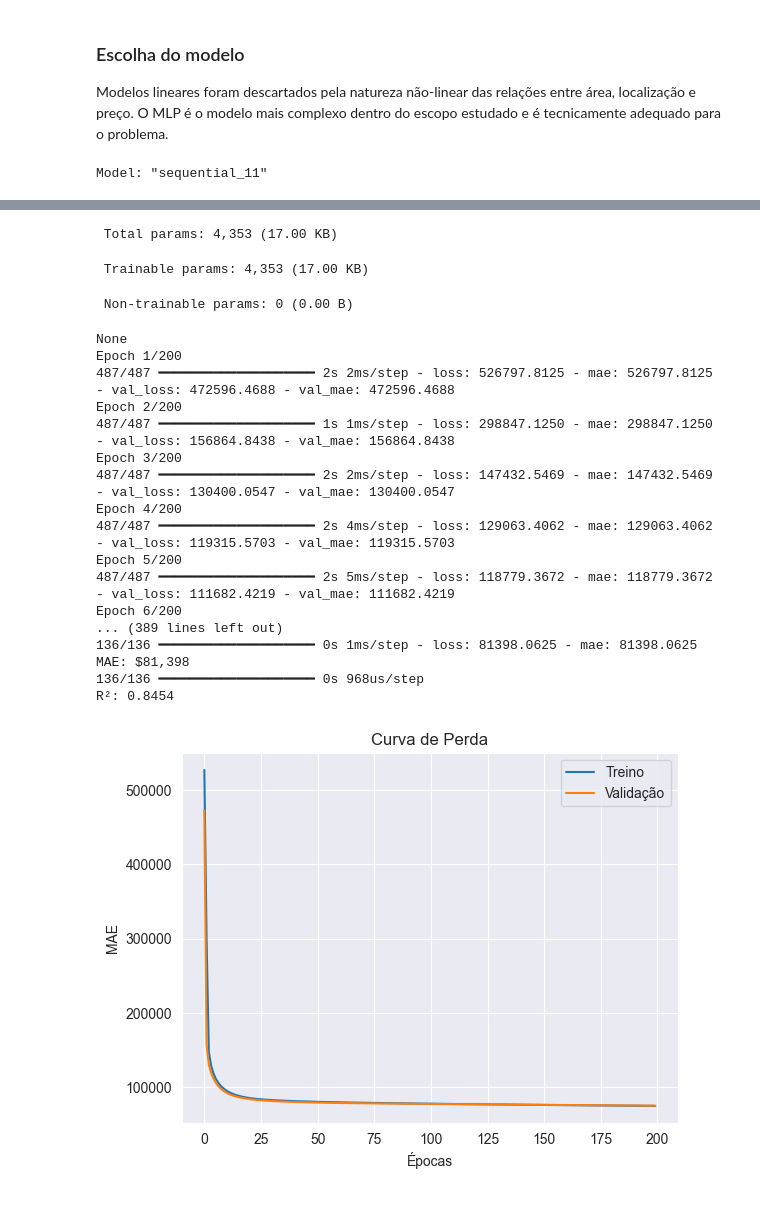
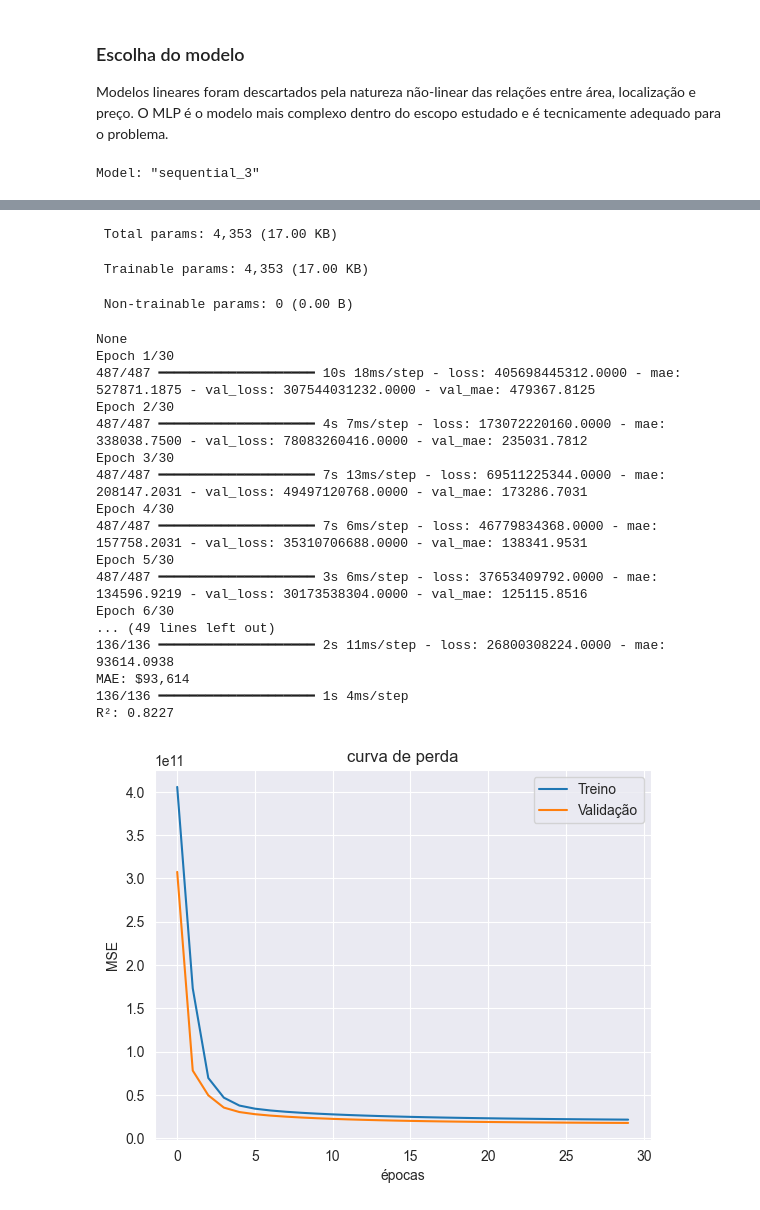
Before and after one commit to biacobral/previsao-preco-casas-ml, a Jupyter notebook: proposta.ipynb, the cells around one changed output, grey strips where cells are left out. Cells and saved outputs as stored; diff of their text form; code cells hidden in the pictures.

Commit message:
melhorando modelo

```diff
--- a/proposta.ipynb
+++ b/proposta.ipynb
@@ -66,33 +68,19 @@ max       24.000000
 # %%
 # renovated: True / False
 df['renovated'] = df['yr_renovated'] > 0
-# month
-df['month_sold'] = df['date'].str[4:6].astype(int)
-# age
-df['yr_sold'] = df['date'].str[:4].astype(int)
-df['age'] = df['yr_sold'] - df['yr_built']
+df_future['renovated'] = df_future['yr_renovated'] > 0
 # basement: True / False
 df['basement'] = df['sqft_basement'] > 0
+df_future['basement'] = df_future['sqft_basement'] > 0
 # diferença entre a regiao
 df['dif_sqft_living'] = df['sqft_living'] - df['sqft_living15']
 df['dif_sqft_lot'] = df['sqft_lot'] - df['sqft_lot15']
 
+df_future['dif_sqft_living'] = df_future['sqft_living'] - df_future['sqft_living15']
+df_future['dif_sqft_lot'] = df_future['sqft_lot'] - df_future['sqft_lot15']
+
 print(df.head)
-
-# renovated: True / False
-df_future['renovated'] = df_future['yr_renovated'] > 0
-
-# basement: True / False
-df_future['basement'] = df_future['sqft_basement'] > 0
-
-# diferença da região
-df_future['dif_sqft_living'] = (
-    df_future['sqft_living'] - df_future['sqft_living15']
-)
-
-df_future['dif_sqft_lot'] = (
-    df_future['sqft_lot'] - df_future['sqft_lot15']
-)
+print(df_future.head())
 # %% [output]
 <bound method NDFrame.head of                id             date     price  bedrooms  bathrooms  \
 0      7129300520  20141013T000000  221900.0         3       1.00
@@ -260,7 +248,7 @@ features = [
     "dif_sqft_lot",
     "condition",
     "long",
-    "age",
+    "yr_built",
     "per_assoc",
     "per_9_to_12",
     "per_hsd"
@@ -304,20 +292,19 @@ print(model.summary())
 
 model.compile(
     optimizer='adam',
-    loss='mae',
+    loss='mse',
     metrics=['mae']
 )
 
 early_stop = EarlyStopping(
     monitor='val_loss',
     patience=15,
-    min_delta=100,
     restore_best_weights=True
 )
 
 history = model.fit(
     X_train_scaled, y_train,
-    epochs=200,
+    epochs=30,
     batch_size=32,
     validation_split=0.1,
     callbacks=[early_stop]
@@ -328,18 +315,17 @@ print(f'MAE: ${mae:,.0f}')
 
 y_pred = model.predict(X_test_scaled).flatten()
 
-from sklearn.metrics import r2_score
 print(f'R²: {r2_score(y_test, y_pred):.4f}')
 
 plt.plot(history.history['loss'], label='Treino')
 plt.plot(history.history['val_loss'], label='Validação')
-plt.title('Curva de Perda')
-plt.xlabel('Épocas')
-plt.ylabel('MAE')
+plt.title('curva de perda')
+plt.xlabel('épocas')
+plt.ylabel('MSE')
 plt.legend()
 plt.show()
 # %% [output]
-Model: "sequential_11"
+Model: "sequential_3"
 ┏━━━━━━━━━━━━━━━━━━━━━━━━━━━━━━━━━┳━━━━━━━━━━━━━━━━━━━━━━━━┳━━━━━━━━━━━━━━━┓
 ┃ Layer (type)                    ┃ Output Shape           ┃       Param # ┃
 ┡━━━━━━━━━━━━━━━━━━━━━━━━━━━━━━━━━╇━━━━━━━━━━━━━━━━━━━━━━━━╇━━━━━━━━━━━━━━━┩
@@ -353,23 +339,23 @@ Model: "sequential_11"
 └─────────────────────────────────┴────────────────────────┴───────────────┘
  Total params: 4,353 (17.00 KB)
  Trainable params: 4,353 (17.00 KB)
  Non-trainable params: 0 (0.00 B)
 None
-Epoch 1/200
-487/487 ━━━━━━━━━━━━━━━━━━━━ 2s 2ms/step - loss: 526797.8125 - mae: 526797.8125 - val_loss: 472596.4688 - val_mae: 472596.4688
-Epoch 2/200
-487/487 ━━━━━━━━━━━━━━━━━━━━ 1s 1ms/step - loss: 298847.1250 - mae: 298847.1250 - val_loss: 156864.8438 - val_mae: 156864.8438
-Epoch 3/200
-487/487 ━━━━━━━━━━━━━━━━━━━━ 2s 2ms/step - loss: 147432.5469 - mae: 147432.5469 - val_loss: 130400.0547 - val_mae: 130400.0547
-Epoch 4/200
-487/487 ━━━━━━━━━━━━━━━━━━━━ 2s 4ms/step - loss: 129063.4062 - mae: 129063.4062 - val_loss: 119315.5703 - val_mae: 119315.5703
-Epoch 5/200
-487/487 ━━━━━━━━━━━━━━━━━━━━ 2s 5ms/step - loss: 118779.3672 - mae: 118779.3672 - val_loss: 111682.4219 - val_mae: 111682.4219
-Epoch 6/200
-... (389 lines left out)
-136/136 ━━━━━━━━━━━━━━━━━━━━ 0s 1ms/step - loss: 81398.0625 - mae: 81398.0625
-MAE: $81,398
-136/136 ━━━━━━━━━━━━━━━━━━━━ 0s 968us/step
-R²: 0.8454
+Epoch 1/30
+487/487 ━━━━━━━━━━━━━━━━━━━━ 10s 18ms/step - loss: 405698445312.0000 - mae: 527871.1875 - val_loss: 307544031232.0000 - val_mae: 479367.8125
+Epoch 2/30
+487/487 ━━━━━━━━━━━━━━━━━━━━ 4s 7ms/step - loss: 173072220160.0000 - mae: 338038.7500 - val_loss: 78083260416.0000 - val_mae: 235031.7812
+Epoch 3/30
+487/487 ━━━━━━━━━━━━━━━━━━━━ 7s 13ms/step - loss: 69511225344.0000 - mae: 208147.2031 - val_loss: 49497120768.0000 - val_mae: 173286.7031
+Epoch 4/30
+487/487 ━━━━━━━━━━━━━━━━━━━━ 7s 6ms/step - loss: 46779834368.0000 - mae: 157758.2031 - val_loss: 35310706688.0000 - val_mae: 138341.9531
+Epoch 5/30
+487/487 ━━━━━━━━━━━━━━━━━━━━ 3s 6ms/step - loss: 37653409792.0000 - mae: 134596.9219 - val_loss: 30173538304.0000 - val_mae: 125115.8516
+Epoch 6/30
+... (49 lines left out)
+136/136 ━━━━━━━━━━━━━━━━━━━━ 2s 11ms/step - loss: 26800308224.0000 - mae: 93614.0938
+MAE: $93,614
+136/136 ━━━━━━━━━━━━━━━━━━━━ 1s 4ms/step
+R²: 0.8227
-[figure, old version]
+[figure, new version]
 # %%
```
Also changed, not shown: parts of 8 cells of this notebook, 7 other files.
